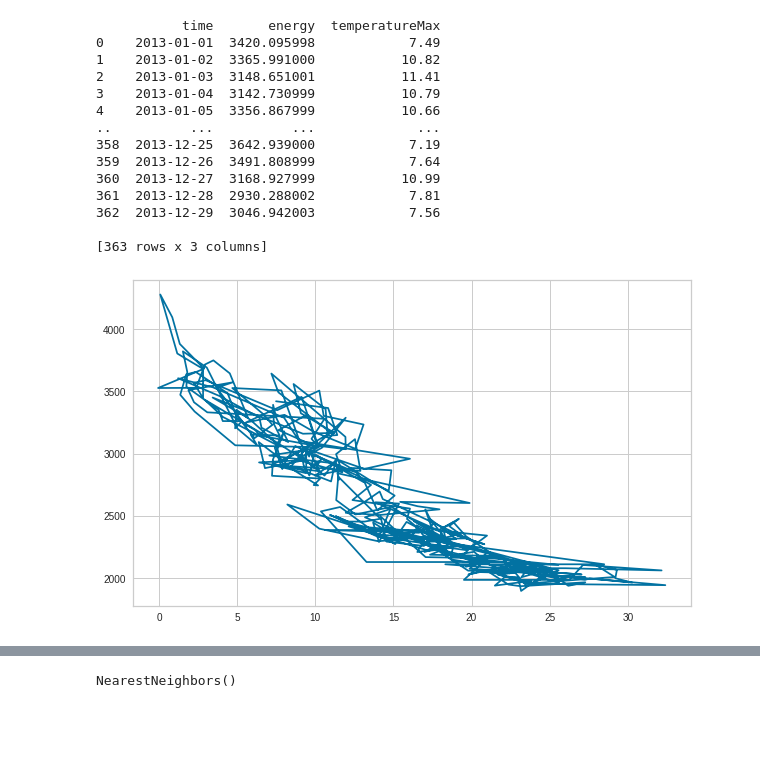
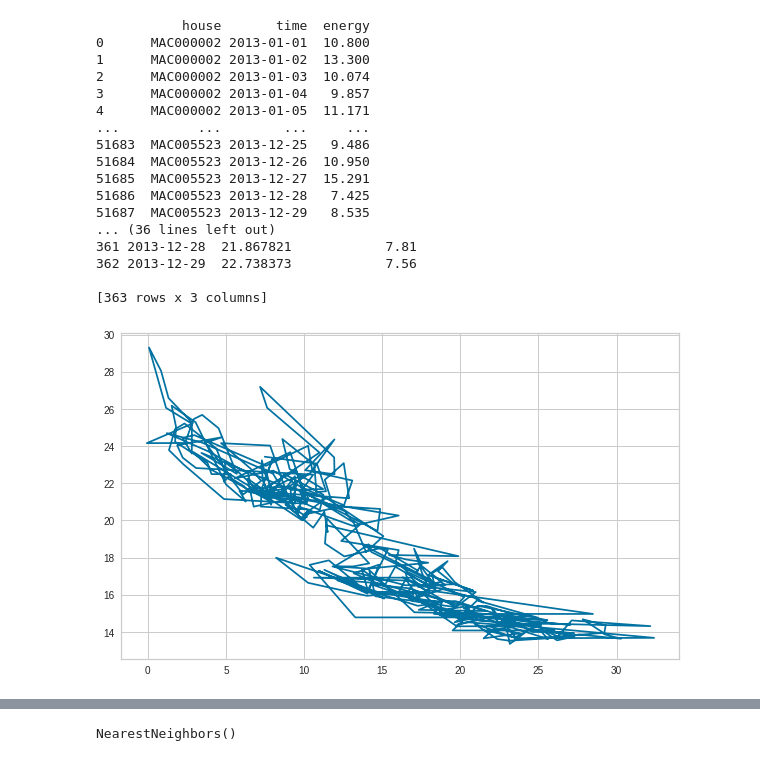
Before and after one commit to Josmachd/smart_meters_in_london, a Jupyter notebook: notebook.ipynb, the cells around one changed output, grey strips where cells are left out. Cells and saved outputs as stored; diff of their text form; code cells hidden in the pictures; blank space fills up the shorter version.

```diff
--- a/notebook.ipynb
+++ b/notebook.ipynb
@@ -23,7 +26,7 @@ files = ["block_0.csv", "block_1.csv", "block_2.csv"]
 file_count = 3
 
 # append datasets to the list
-for i in range(file_count):
+for i in tqdm(range(file_count)):
     temp_df = pd.read_csv("data/halfhourly_dataset/"+files[i], low_memory=False)
     df_list.append(temp_df)
 
@@ -46,8 +49,11 @@ df = df[df['time'].dt.strftime('%Y-%m-%d') != '2012-12-31']
 
 df_weather = df_weather[df_weather['temperatureMaxTime'].dt.isocalendar().year == 2013]
 df_weather = df_weather[df_weather['temperatureMaxTime'].dt.strftime('%Y-%m-%d') != '2012-12-31']
+df_weather = df_weather
 
 df['house'] = df['house'].astype(str)
 df['energy'] = pd.to_numeric(df['energy'], errors='coerce')
 # %%
-#print(df.describe(include = 'all', datetime_is_numeric=True))
+print(df.describe(include = 'all', datetime_is_numeric=True))
+df_weather = df_weather.iloc[:,[0,1]]
+df_weather = df_weather.reset_index()
@@ -128,36 +147,46 @@ plt.show()
 # %%
 #usar temp média
-dft = df.groupby(['house', pd.Grouper(key='time', freq='D')])['energy'].sum().reset_index().sort_values(['house', 'time'])
-dft = dft.groupby(['time'])['energy'].sum().reset_index().sort_values('time')
 
-#maybe fazer isto mais cedo?
+df_days = df.groupby(['house', pd.Grouper(key='time', freq='D')])['energy'].sum().reset_index().sort_values(['house', 'time'])
+print(df_days)
+splits = list(df_days.groupby("house"))
+df_days = df_days.groupby(['time'])['energy'].mean().reset_index().sort_values('time')
+
+#passar para data para poder dar merge
 df_weather['temperatureMaxTime'] = pd.to_datetime(df_weather['temperatureMaxTime']).dt.date
-dft['time'] = pd.to_datetime(dft['time']).dt.date
+df_weather['temperatureMaxTime'] = df_weather['temperatureMaxTime'].astype('datetime64')
+df_days['time'] = df_days['time'].astype('datetime64')
 
-dft = dft.merge((df_weather.iloc[:,[0,1]]), left_on='time', right_on='temperatureMaxTime')
-dft = dft.iloc[:,[0,1,2]]
-print(dft)
+print(df_days["time"].sort_values())
+print(df_weather["temperatureMaxTime"].sort_values())
+df_days = df_days.merge(df_weather, left_on='time', right_on='temperatureMaxTime')
+df_days = df_days.iloc[:,[0,1,3]]
+
+print(df_days)
 # %% [output]
-           time       energy  temperatureMax
-0    2013-01-01  3420.095998            7.49
-1    2013-01-02  3365.991000           10.82
-2    2013-01-03  3148.651001           11.41
-3    2013-01-04  3142.730999           10.79
-4    2013-01-05  3356.867999           10.66
-..          ...          ...             ...
-358  2013-12-25  3642.939000            7.19
-359  2013-12-26  3491.808999            7.64
-360  2013-12-27  3168.927999           10.99
-361  2013-12-28  2930.288002            7.81
-362  2013-12-29  3046.942003            7.56
+           house       time  energy
+0      MAC000002 2013-01-01  10.800
+1      MAC000002 2013-01-02  13.300
+2      MAC000002 2013-01-03  10.074
+3      MAC000002 2013-01-04   9.857
+4      MAC000002 2013-01-05  11.171
+...          ...        ...     ...
+51683  MAC005523 2013-12-25   9.486
+51684  MAC005523 2013-12-26  10.950
+51685  MAC005523 2013-12-27  15.291
+51686  MAC005523 2013-12-28   7.425
+51687  MAC005523 2013-12-29   8.535
+... (36 lines left out)
+361 2013-12-28  21.867821            7.81
+362 2013-12-29  22.738373            7.56
 
 [363 rows x 3 columns]
 # %%
 fig = plt.subplots(figsize =(10, 6))
-plt.plot(dft['temperatureMax'], dft['energy'])
+plt.plot(df_days['temperatureMax'], df_days['energy'])
 plt.show()
 #mais frio mais energia se gasta
 # %% [output]
-[figure, old version]
+[figure, new version]
 # %%
 # time with int
```
Also changed, not shown: parts of 19 cells of this notebook, 2 other files.
